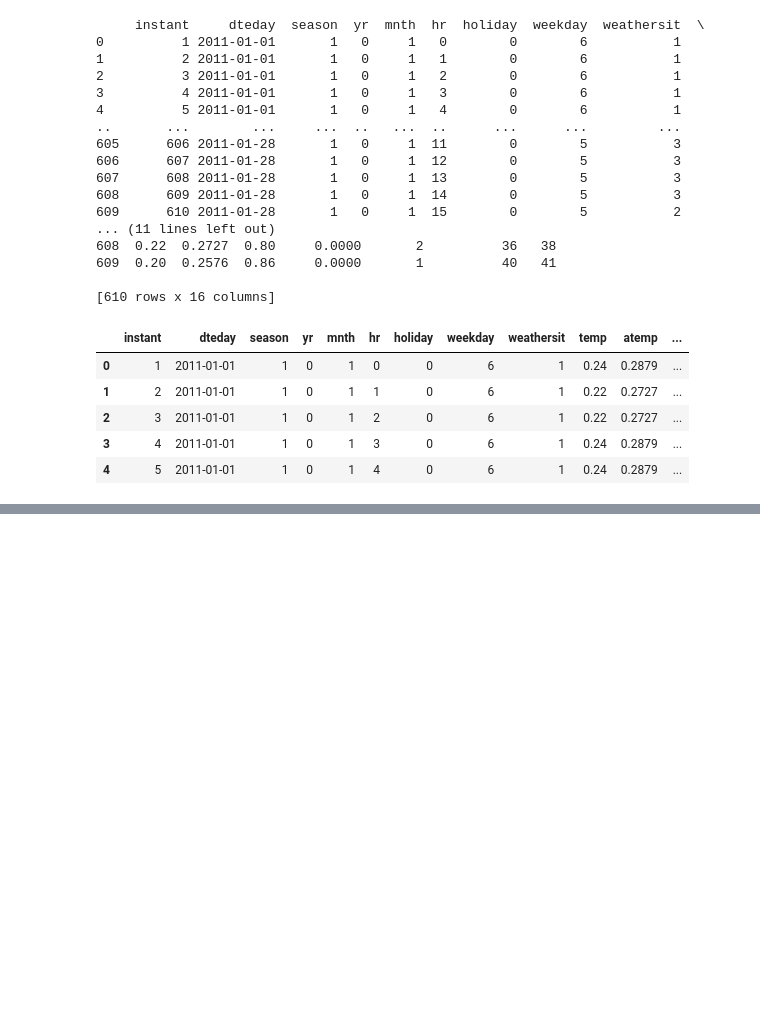
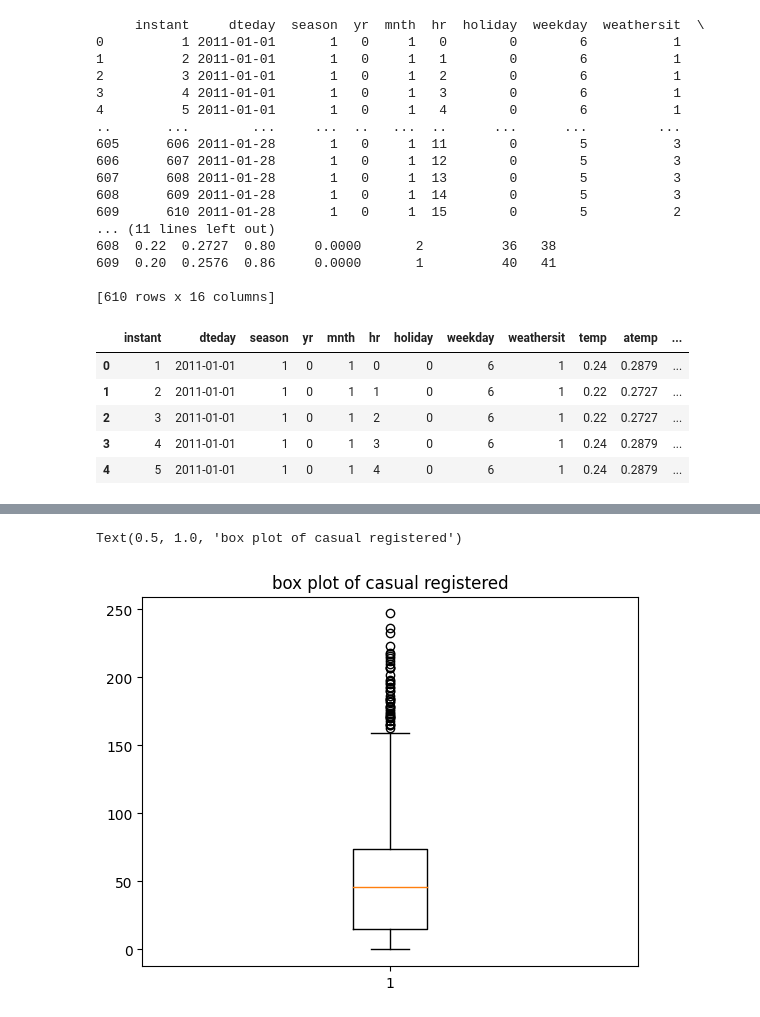
Before and after one commit to Savaliyaniks1/project_2, a Jupyter notebook: Project_2.ipynb, the cells around one changed output, grey strips where cells are left out. Cells and saved outputs as stored; diff of their text form; code cells hidden in the pictures; blank space fills up the shorter version.

```diff
--- a/Project_2.ipynb
+++ b/Project_2.ipynb
@@ -494,0 +511,6 @@ combine_data.describe().T
+# %%
+plt.boxplot(concat_data['registered'])
+plt.title('box plot of casual registered')
+# %% [output]
+Text(0.5, 1.0, 'box plot of casual registered')
+[figure, added]
```
Also changed, not shown: parts of 15 cells of this notebook.
